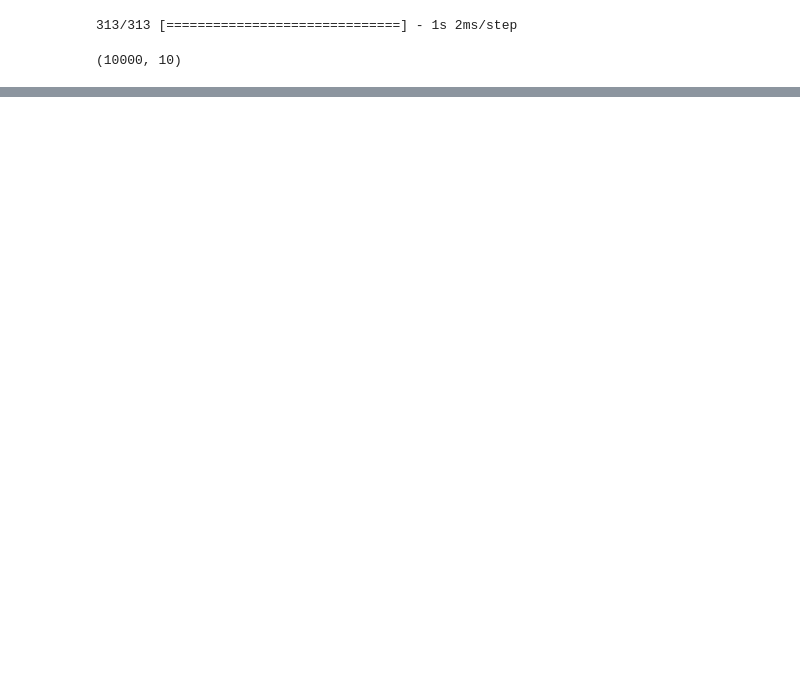
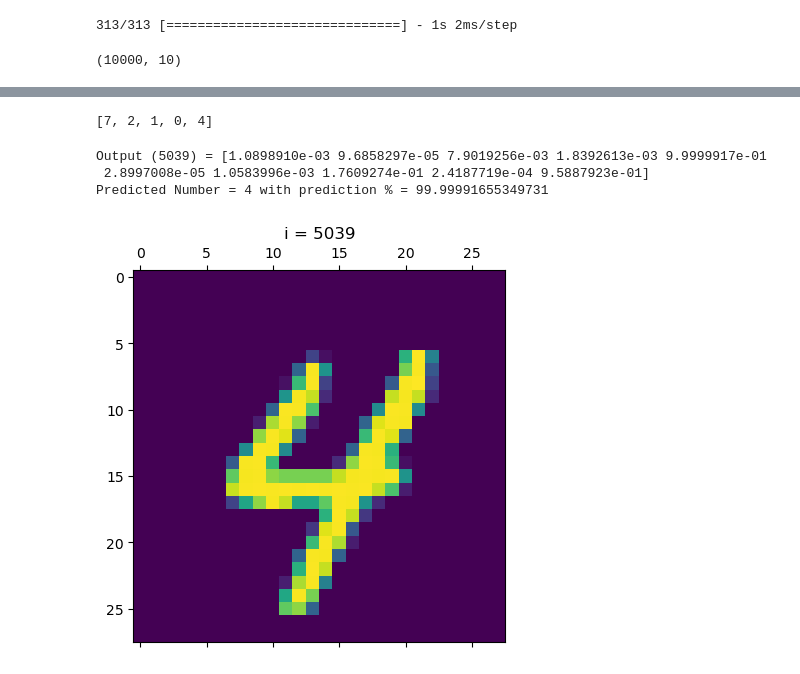
Before and after one commit to build-error/Codebasics_Deep_Learning, a Jupyter notebook: Handwritten_Digit_detection/model.ipynb, the cells around one changed output, grey strips where cells are left out. Drawn from its saved outputs; the diff is of its cells as text; code cells hidden in the pictures; blank space fills up the shorter version.

```diff
--- a/Handwritten_Digit_detection/model.ipynb
+++ b/Handwritten_Digit_detection/model.ipynb
@@ -195,0 +207,14 @@ Predicted Number = 6 with prediction % = 99.9538779258728
+# %%
+model_2 = keras.Sequential([
+    keras.layers.Flatten(input_shape=(28,28)), # this layers take the 2d array input and converts it 1d array
+    keras.layers.Dense(100, activation='relu'),
+    keras.layers.Dense(10, activation='sigmoid'),
+])
+
+model_2.compile(
+    optimizer = 'adam',
+    loss = 'sparse_categorical_crossentropy',
+    metrics = ['accuracy']
+)
+
+model_2.fit(X_train, y_train, epochs = 5)
@@ -195,0 +238,3 @@ Predicted Number = 6 with prediction % = 99.9538779258728
+# %%
+y_predicted = model_2.predict(X_test)
+y_predicted.shape
@@ -195,0 +244,16 @@ Predicted Number = 6 with prediction % = 99.9538779258728
+# %%
+y_predicted_labels = [np.argmax(i) for i in y_predicted]
+y_predicted_labels[:5]
+# %% [output]
+[7, 2, 1, 0, 4]
+# %%
+plt.matshow(X_test[(i := random.randint(0, len(X_test) - 1))])
+plt.title('i = ' + str(i))
+print('Output (' + str(i) + ') = ' + str(y_predicted[i]))
+predictedNum, predictionPercentage = np.argmax(y_predicted[i]), max(y_predicted[i]) * 100
+print(f'Predicted Number = {predictedNum} with prediction % = {predictionPercentage}')
+# %% [output]
+Output (5039) = [1.0898910e-03 9.6858297e-05 7.9019256e-03 1.8392613e-03 9.9999917e-01
+ 2.8997008e-05 1.0583996e-03 1.7609274e-01 2.4187719e-04 9.5887923e-01]
+Predicted Number = 4 with prediction % = 99.99991655349731
+[figure, added]
```
Also changed, not shown: parts of 18 cells of this notebook, 2 other files.
